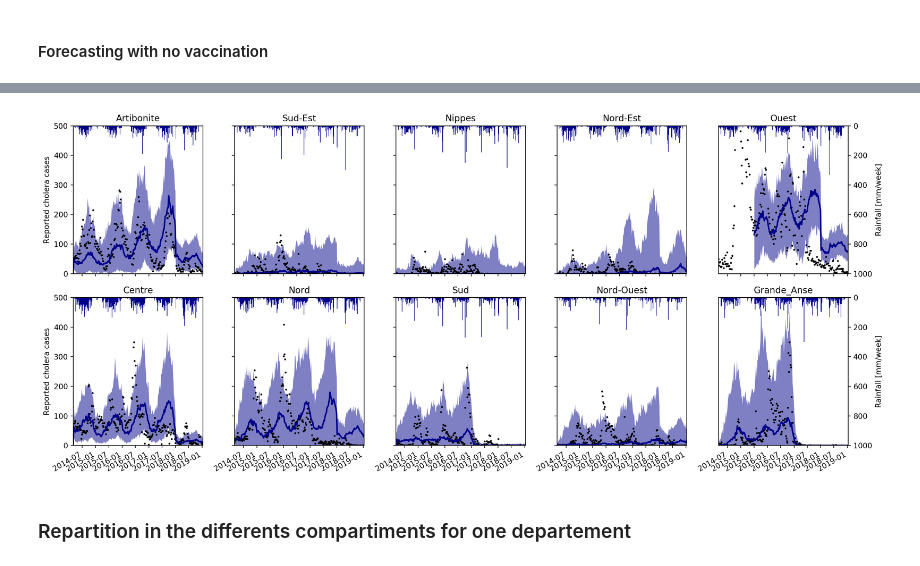
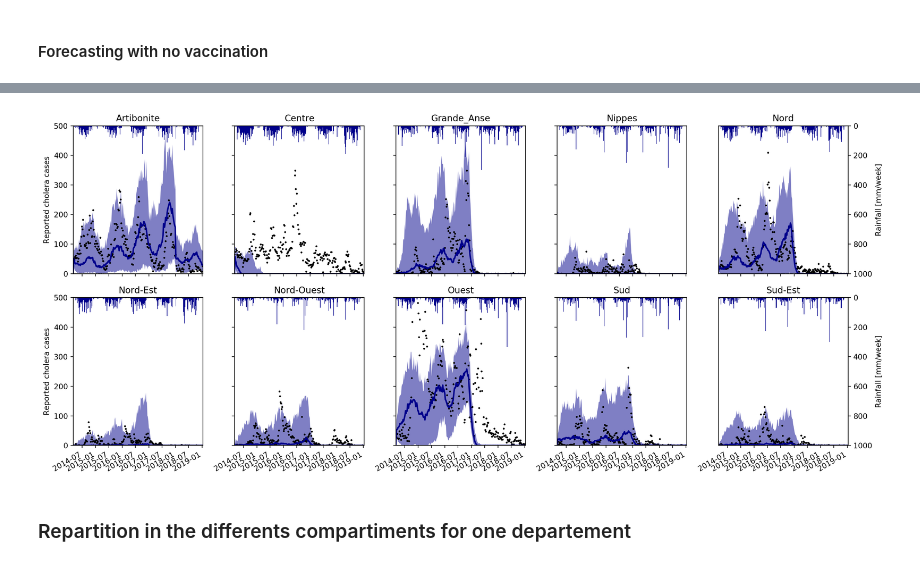
Before and after one commit to jcblemai/haiti-mass-ocv-campaign, a Jupyter notebook: forecast_all-dept.ipynb, the cells around one changed output, grey strips where cells are left out. Cells and saved outputs as stored; diff of their text form; code cells hidden in the pictures.

```diff
--- a/forecast_all-dept.ipynb
+++ b/forecast_all-dept.ipynb
@@ -104,6 +104,18 @@ def run_sim():
         robjects.r('r_v_year${}     <- '.format(dp.replace('-','_'))  + str(scenario.r_v_year[dp]))
     robjects.r('cases_ext    <- '.format(dp)  + str(scenario.ve))
     r_source('/Users/chadi/Documents/phd/haiti-ocv-pomp/scripts/forecast_all_dept.R')
+    temp = robjects.r['sim_stochastic']
+    return temp
+
+class DeptData():
+    def __init__(self):
+        self.q05 = pd.DataFrame(0, index = pd.DatetimeIndex(start =  t_start,
+                                      end = t_for, freq = 'W-SAT'), columns = compartments)
+        self.q50 = pd.DataFrame(0, index = pd.DatetimeIndex(start =  t_start,
+                                      end = t_for, freq = 'W-SAT'), columns = compartments)
+        self.q95 = pd.DataFrame(0, index = pd.DatetimeIndex(start =  t_start,
+                                      end = t_for, freq = 'W-SAT'), columns = compartments)
+
 
 def save_result(to_save, scenario_str, folder_name = ''):
     csv_all_q50 =  pd.DataFrame(0, index = pd.DatetimeIndex(start =  t_start,
@@ -281,0 +204,18 @@ all_data['Ouest']['cases'][:datetime.date(2015,7,1)] = np.nan
+# %%
+pars_dic = {}
+all_data = {}
+
+for dp in departements:
+    all_data[dp] = DeptData()
+
+
+scenario_str = 'S0'
+scenario = scenarios[scenario_str]
+
+temp = run_sim()
+
+for dp in departements:
+    for comp in compartments:
+        all_data[dp].q05[comp] = temp[temp['variable'] == comp + dp.replace('-','_')][temp['isdata']=='simulation']['q05'].values
+        all_data[dp].q50[comp] = temp[temp['variable'] == comp + dp.replace('-','_')][temp['isdata']=='simulation']['q50'].values
+        all_data[dp].q95[comp] = temp[temp['variable'] == comp + dp.replace('-','_')][temp['isdata']=='simulation']['q95'].values
@@ -286,37 +244,37 @@ tf = input_parameters['t_end']
 
 fig, axes = plt.subplots((len(dept_avail))//5, 5, figsize=(16,7), squeeze = True, dpi = 200 , sharex='col', sharey='row');
 fig.patch.set_facecolor('white')
 axes = axes.flat;
-for i, dp in enumerate(dept_avail):
+for i, dp in enumerate(departements):
 
     axt =  axes[i].twinx()
     axes[i].plot(cases[dp][t_start:][ti:tf], marker='.', linestyle='-',color='black', linewidth=0, markersize=3 )
-    axes[i].fill_between(all_data[dp]['cases']['q05'][ti:tf].index, all_data[dp]['cases']['q05'][ti:tf], all_data[dp]['cases']['q95'][ti:tf], alpha = .5, color = 'darkblue', linewidth = 0)
-    axes[i].plot(all_data[dp]['cases']['q50'][ti:tf], alpha = 1,linestyle='-', linewidth = 2, color = 'darkblue')
+    axes[i].fill_between(all_data[dp].q05['cases'][ti:tf].index, all_data[dp].q05['cases'][ti:tf], all_data[dp].q95['cases'][ti:tf], alpha = .5, color = 'darkblue', linewidth = 0)
+    axes[i].plot(all_data[dp].q50['cases'][ti:tf], alpha = 1,linestyle='-', linewidth = 2, color = 'darkblue')
     axt.bar(pd.date_range(ti,tf, freq='W-SAT').date, rain[dp].resample('W-SAT').sum()[ti:tf], label = r'Rainfall', color = 'darkblue', width=7, alpha = 1)
 
     axes[i].set_title(dp)
     axes[i].set_ylim(0, 500)
     axt.set_ylim(1000, 0)
     #axt.set_ylim(4*max(rain[dp].resample('W-SAT').sum()[t_start:t_for]),0) # check if only reverse y
     axes[i].set_xlim(ti, tf)
     if i%5 == 4:
         axt.set_ylabel('Rainfall [mm/week]')
         axes[i].get_yaxis().set_visible(False)
 
     elif i%5 == 0:
         axes[i].set_ylabel('Reported cholera cases')
     if i%5 != 4:
         axt.get_yaxis().set_visible(False)
     #axes[i].legend()
 
 for ax in axes:
     ax.label_outer()
 
 fig.autofmt_xdate()
 fig.tight_layout()
 # %% [output]
-[figure, old version]
+[figure, new version]
 # %% [markdown]
 ### Repartition in the differents compartiments for one departement
 # %%
```
Also changed, not shown: parts of 7 cells of this notebook, 2 other files.
